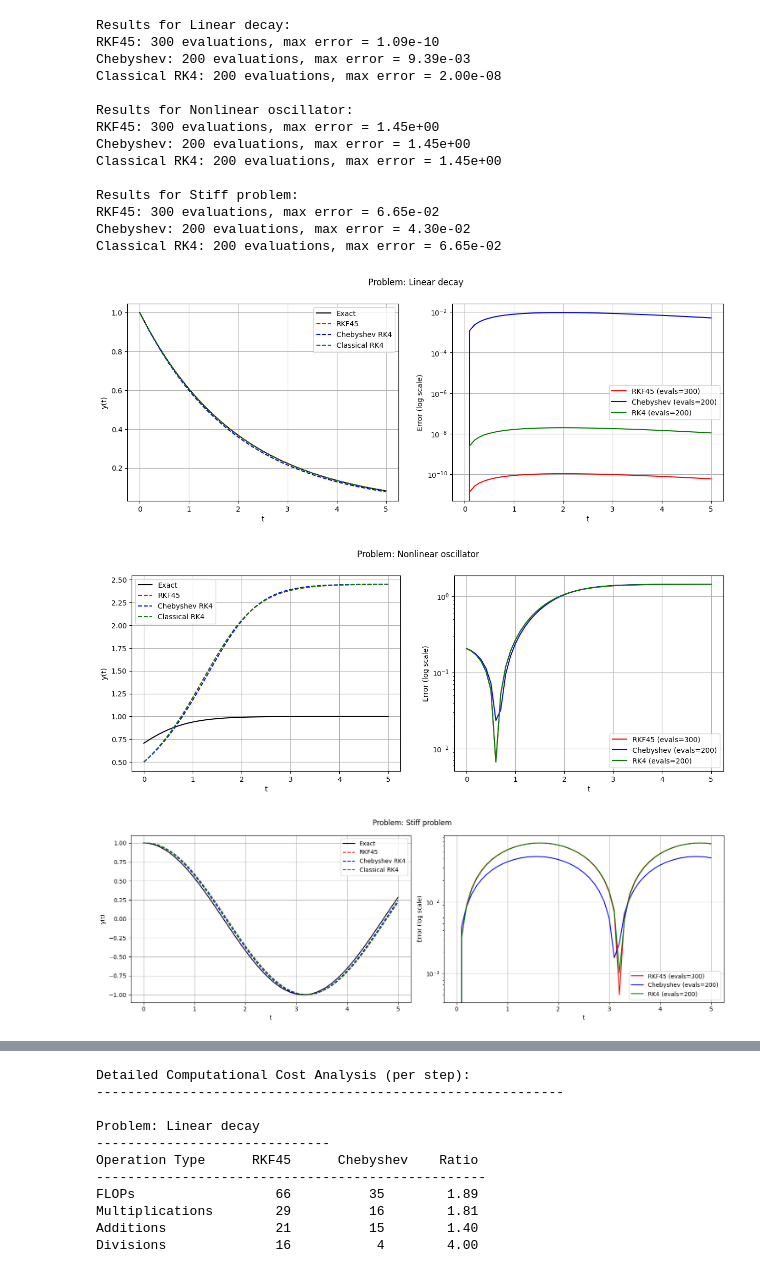
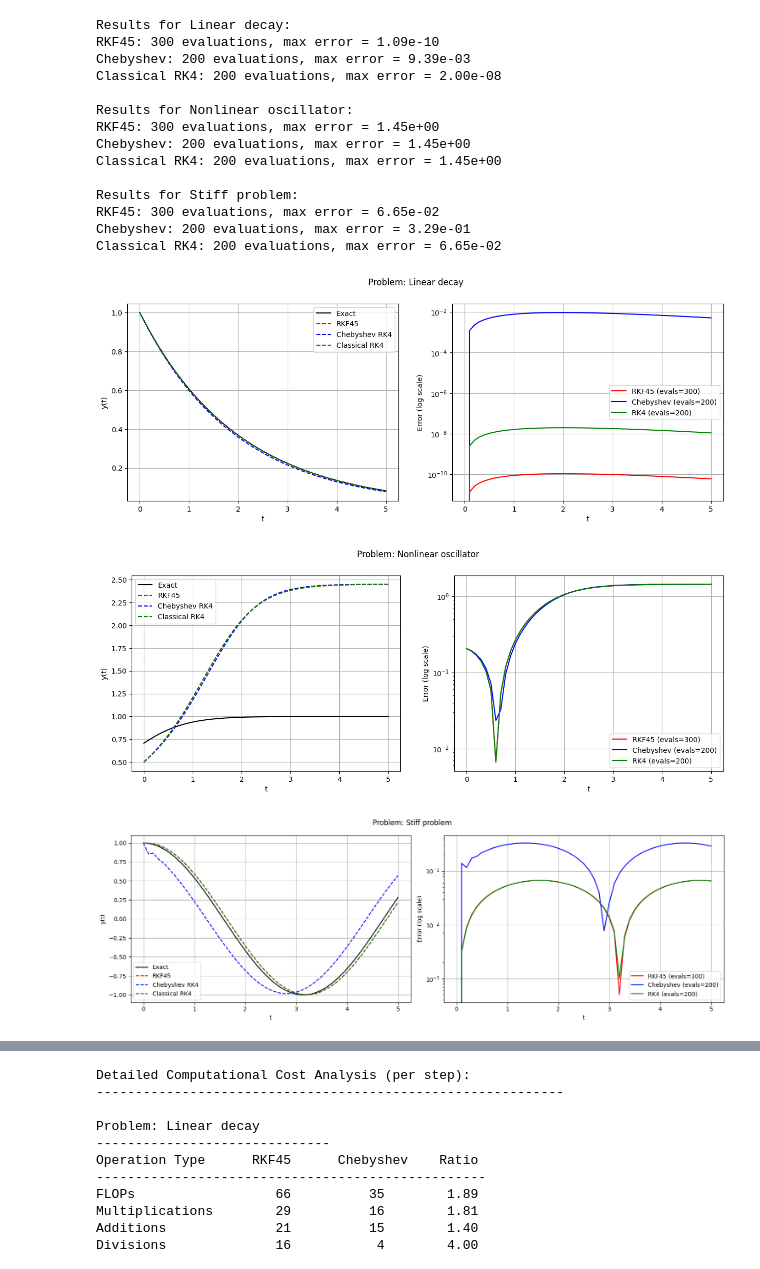
Before and after one commit to falseywinchnet/AI_STUFF, a Jupyter notebook: RCO.ipynb, the cells around one changed output, grey strips where cells are left out. Cells and saved outputs as stored; diff of their text form; code cells hidden in the pictures.

```diff
--- a/RCO.ipynb
+++ b/RCO.ipynb
@@ -22,10 +22,10 @@ def rkf45_step(f, t, y, h):
 def chebyshev_rk4_step(f, t, y, h):
     """Chebyshev-node based RK4"""
     # Chebyshev nodes mapped to [0,h]
-    c1 = h * 1/11 # ≈ 0.0909
-    c2 = h * 2/11  # ≈ 0.1818
-    c3 = h * 3/11  # ≈ 0.2727
-    c4 = h * 4/11  # ≈ 0.3636
+    c1 = h *2
+    c2 = h *3
+    c3 = h * 4
+    c4 = h *5
 
     k1 = f(t + c1, y)
     k2 = f(t + c2, y)
@@ -33,10 +33,10 @@ def chebyshev_rk4_step(f, t, y, h):
     k4 = f(t + c4, y)
 
     # Optimal weights
-    w1 = 0.21967452022181430116
-    w2 = 0.23876183658069730087
-    w3 = 0.25950763224531042672
-    w4 = 0.28205601095217797125
+    w1 =0.4
+    w2 = 0.3
+    w3 =0.2
+    w4 = 0.1
 
     y_next = y + h*(w1*k1 + w2*k2 + w3*k3 + w4*k4)
     return y_next, 4  # Return solution and number of function evaluations
@@ -133,32 +133,32 @@ for problem in problems:
     plt.semilogy(t_cheb, np.abs(y_cheb - y_exact), 'b-', label=f'Chebyshev (evals={evals_cheb})')
     plt.semilogy(t_rk4, np.abs(y_rk4 - y_exact), 'g-', label=f'RK4 (evals={evals_rk4})')
     plt.xlabel('t')
     plt.ylabel('Error (log scale)')
     plt.legend()
     plt.grid(True)
 
     print(f"\nResults for {problem['name']}:")
     print(f"RKF45: {evals_rkf} evaluations, max error = {error_rkf:.2e}")
     print(f"Chebyshev: {evals_cheb} evaluations, max error = {error_cheb:.2e}")
     print(f"Classical RK4: {evals_rk4} evaluations, max error = {error_rk4:.2e}")
 
 plt.tight_layout()
 plt.show()
 # %% [output]
 Results for Linear decay:
 RKF45: 300 evaluations, max error = 1.09e-10
 Chebyshev: 200 evaluations, max error = 9.39e-03
 Classical RK4: 200 evaluations, max error = 2.00e-08
 
 Results for Nonlinear oscillator:
 RKF45: 300 evaluations, max error = 1.45e+00
 Chebyshev: 200 evaluations, max error = 1.45e+00
 Classical RK4: 200 evaluations, max error = 1.45e+00
 
 Results for Stiff problem:
 RKF45: 300 evaluations, max error = 6.65e-02
-Chebyshev: 200 evaluations, max error = 4.30e-02
+Chebyshev: 200 evaluations, max error = 3.29e-01
 Classical RK4: 200 evaluations, max error = 6.65e-02
 [figure]
 [figure]
-[figure, old version]
+[figure, new version]
```
Also changed, not shown: parts of 13 cells of this notebook.
